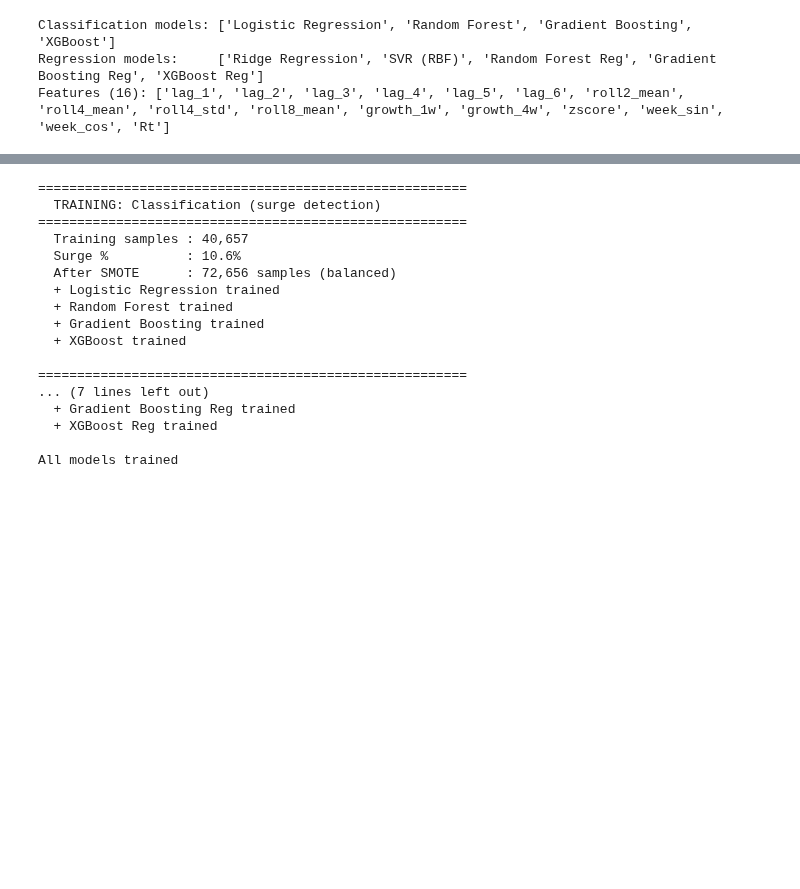
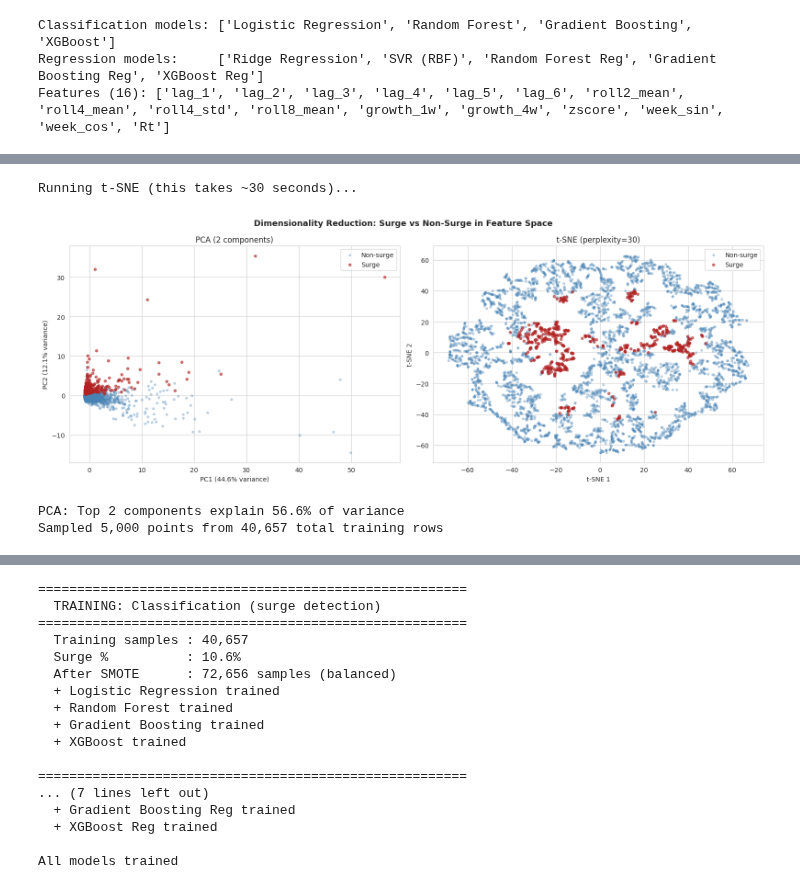
Before and after one commit to SU-IST707-SP26/group-project-inferra, a Jupyter notebook: work/modeling_v2_global_with_regression.ipynb, the cells around one changed output, grey strips where cells are left out. Drawn from its saved outputs; the diff is of its cells as text; code cells hidden in the pictures; blank space fills up the shorter version.

```diff
--- a/work/modeling_v2_global_with_regression.ipynb
+++ b/work/modeling_v2_global_with_regression.ipynb
@@ -557,0 +594,55 @@ Features (16): ['lag_1', 'lag_2', 'lag_3', 'lag_4', 'lag_5', 'lag_6', 'roll2_mea
+# %%
+# ── Dimensionality Reduction (PCA + t-SNE) ─────────────────────────────────
+from sklearn.decomposition import PCA
+from sklearn.manifold import TSNE
+
+viz_df = train_df[FEATURE_COLS + [TARGET_COL]].dropna()
+if len(viz_df) > 5000:
+    viz_sample = viz_df.sample(5000, random_state=42)
+else:
+    viz_sample = viz_df
+
+X_viz = StandardScaler().fit_transform(viz_sample[FEATURE_COLS])
+y_viz = viz_sample[TARGET_COL].values
+
+# PCA
+pca = PCA(n_components=2)
+X_pca = pca.fit_transform(X_viz)
+
+# t-SNE
+print("Running t-SNE (this takes ~30 seconds)...")
+tsne = TSNE(n_components=2, random_state=42, perplexity=30, max_iter=1000)
+X_tsne = tsne.fit_transform(X_viz)
+
+fig, axes = plt.subplots(1, 2, figsize=(16, 6))
+fig.suptitle("Dimensionality Reduction: Surge vs Non-Surge in Feature Space",
+             fontsize=13, fontweight='bold')
+
+axes[0].scatter(X_pca[y_viz == 0, 0], X_pca[y_viz == 0, 1],
+                c='steelblue', alpha=0.3, s=10, label='Non-surge')
+axes[0].scatter(X_pca[y_viz == 1, 0], X_pca[y_viz == 1, 1],
+                c='firebrick', alpha=0.6, s=15, label='Surge')
+axes[0].set_xlabel(f'PC1 ({pca.explained_variance_ratio_[0]*100:.1f}% variance)')
+axes[0].set_ylabel(f'PC2 ({pca.explained_variance_ratio_[1]*100:.1f}% variance)')
+axes[0].set_title('PCA (2 components)')
+axes[0].legend()
+
+axes[1].scatter(X_tsne[y_viz == 0, 0], X_tsne[y_viz == 0, 1],
+                c='steelblue', alpha=0.3, s=10, label='Non-surge')
+axes[1].scatter(X_tsne[y_viz == 1, 0], X_tsne[y_viz == 1, 1],
+                c='firebrick', alpha=0.6, s=15, label='Surge')
+axes[1].set_xlabel('t-SNE 1')
+axes[1].set_ylabel('t-SNE 2')
+axes[1].set_title('t-SNE (perplexity=30)')
+axes[1].legend()
+
+plt.tight_layout()
+plt.show()
+
+print(f"\nPCA: Top 2 components explain {pca.explained_variance_ratio_[:2].sum()*100:.1f}% of variance")
+print(f"Sampled {len(viz_sample):,} points from {len(viz_df):,} total training rows")
+# %% [output]
+Running t-SNE (this takes ~30 seconds)...
+[figure, added]
+PCA: Top 2 components explain 56.6% of variance
+Sampled 5,000 points from 40,657 total training rows
```
Also changed, not shown: parts of 32 cells of this notebook, 4 other files.
